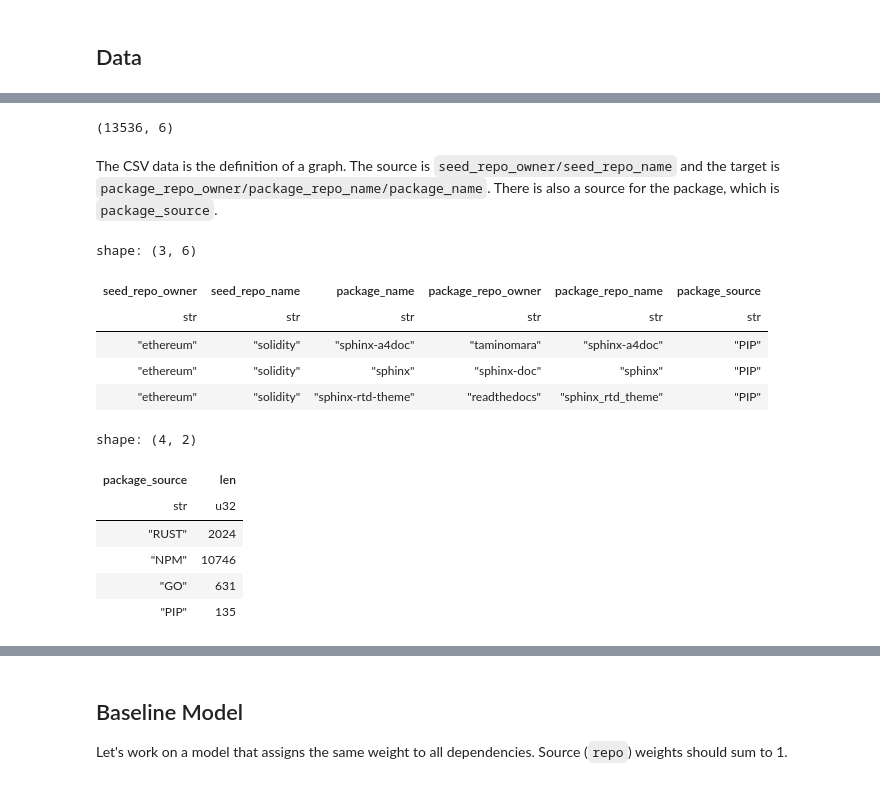
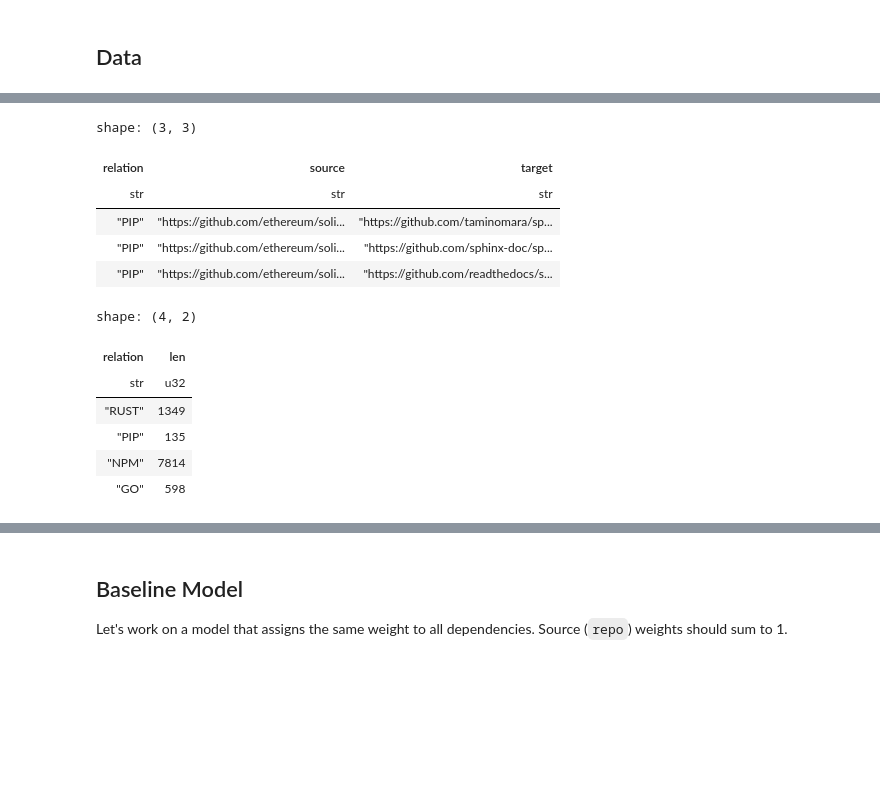
Before and after one commit to maxwshen/predictive-funding-challenge, a Jupyter notebook: exploration.ipynb, the cells around one changed output, grey strips where cells are left out. Cells and saved outputs as stored; diff of their text form; code cells hidden in the pictures; blank space fills up the shorter version.

```diff
--- a/exploration.ipynb
+++ b/exploration.ipynb
@@ -4,6 +4,11 @@
 A small exploration of the graph of dependencies to understand the data and the structure of the graph.
 # %% [markdown]
 ## Data
+# %%
+import polars as pl
+
+_ = pl.Config.set_tbl_rows(20)
+_ = pl.Config.set_fmt_str_lengths(100)
 # %%
 import json
 import urllib.request
@@ -11,3 +16,21 @@ import urllib.request
 url = "https://raw.githubusercontent.com/deepfunding/dependency-graph/refs/heads/main/graph/unweighted_graph.json"
 with urllib.request.urlopen(url) as response:
     graph_data = json.loads(response.read())
+
+df = pl.DataFrame(graph_data.get("links"))
+
+# Drop the weight column
+df = df.drop("weight")
+
+rows, cols = df.shape
+print(f"Rows: {rows}")
+print(f"Columns: {cols}")
+
+# Get unique sources and targets
+sources = df.get_column("source").unique()
+targets = df.get_column("target").unique()
+
+print("Unique sources:", len(sources))
+print("Unique targets:", len(targets))
+
+df.sample(10)
@@ -14,7 +54,0 @@ with urllib.request.urlopen(url) as response:
-# %%
-import polars as pl
-
-pl.Config.set_tbl_rows(20)
-
-df = pl.read_csv('https://raw.githubusercontent.com/deepfunding/dependency-graph/refs/heads/main/graph/unweighted_graph.csv')
-df.sample(10)
@@ -35,28 +55,19 @@ shape: (10, 6)
-# %%
-df.shape
-# %% [output]
-(13536, 6)
-# %% [markdown]
-The CSV data is the definition of a graph. The source is `seed_repo_owner/seed_repo_name` and the target is `package_repo_owner/package_repo_name/package_name`. There is also a source for the package, which is `package_source`.
 # %%
-df.filter(
-    (pl.col("seed_repo_owner") == "ethereum") &
-    (pl.col("seed_repo_name") == "solidity")
-)
+df.filter(pl.col("source") == "https://github.com/ethereum/solidity")
 # %% [output]
-shape: (3, 6)
+shape: (3, 3)
-| seed_repo_owner | seed_repo_name | package_name | package_repo_owner | package_repo_name | package_source |
-| str | str | str | str | str | str |
-| "ethereum" | "solidity" | "sphinx-a4doc" | "taminomara" | "sphinx-a4doc" | "PIP" |
-| "ethereum" | "solidity" | "sphinx" | "sphinx-doc" | "sphinx" | "PIP" |
-| "ethereum" | "solidity" | "sphinx-rtd-theme" | "readthedocs" | "sphinx_rtd_theme" | "PIP" |
+| relation | source | target |
+| str | str | str |
+| "PIP" | "https://github.com/ethereum/soli... | "https://github.com/taminomara/sp... |
+| "PIP" | "https://github.com/ethereum/soli... | "https://github.com/sphinx-doc/sp... |
+| "PIP" | "https://github.com/ethereum/soli... | "https://github.com/readthedocs/s... |
 # %%
-df.group_by("package_source").agg(pl.len())
+df.group_by("relation").agg(pl.len()).sort("relation", descending=True)
 # %% [output]
 shape: (4, 2)
-| package_source | len |
+| relation | len |
 | str | u32 |
-| "RUST" | 2024 |
-| "NPM" | 10746 |
-| "GO" | 631 |
+| "RUST" | 1349 |
 | "PIP" | 135 |
+| "NPM" | 7814 |
+| "GO" | 598 |
```
Also changed, not shown: parts of 17 cells of this notebook.
